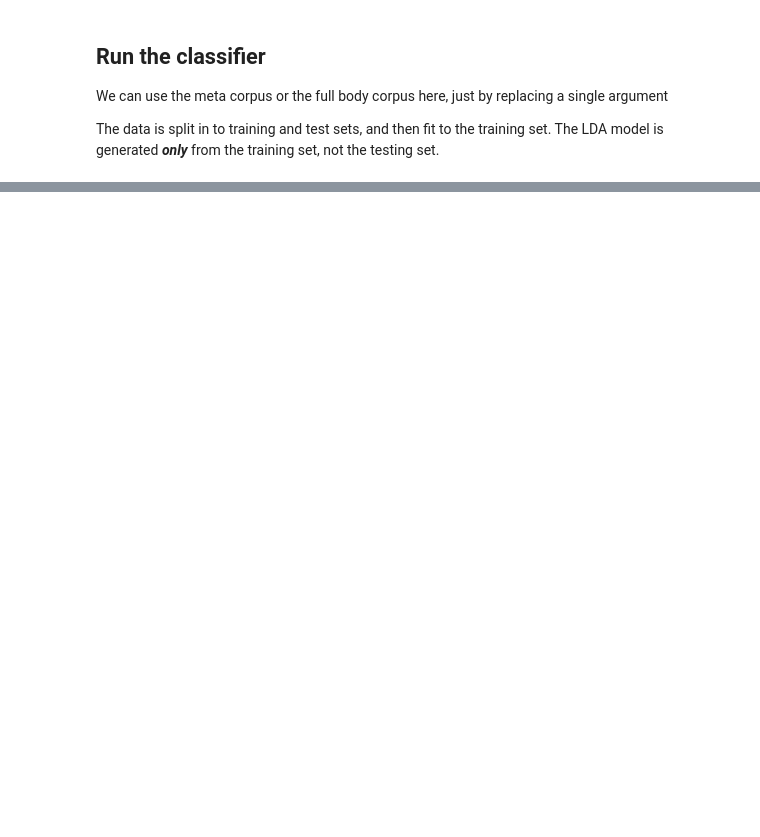
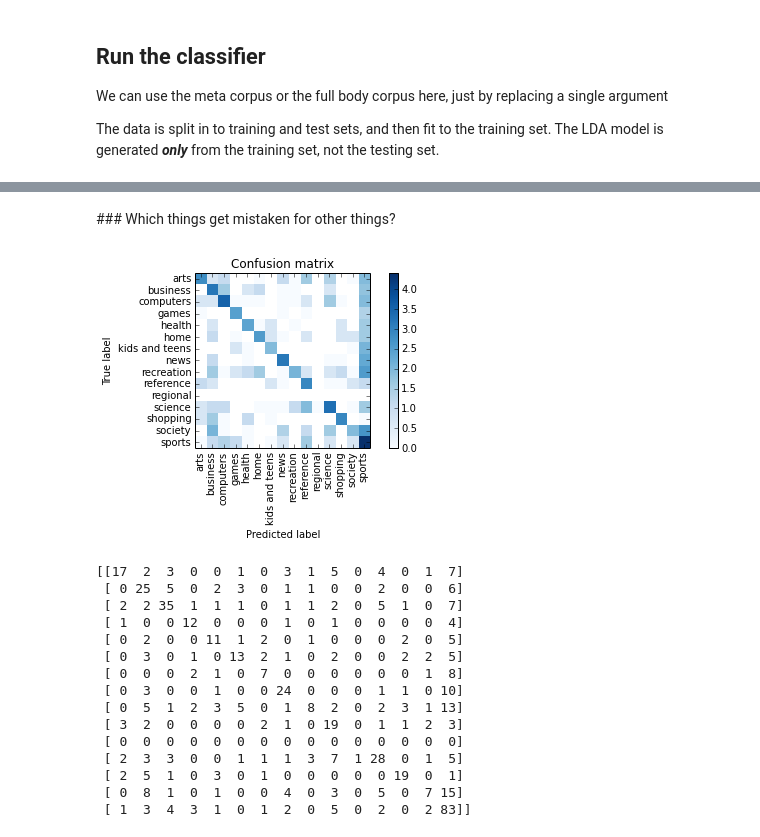
Before and after one commit to comp6028team17/gensim_testing, a Jupyter notebook: meta_content_to_dmoz_classes.ipynb, the cells around one changed output, grey strips where cells are left out. Saved outputs shown, nothing was run; the diff lists cells and outputs as text; code cells hidden in the pictures; blank space fills up the shorter version.

```diff
--- a/meta_content_to_dmoz_classes.ipynb
+++ b/meta_content_to_dmoz_classes.ipynb
@@ -185,0 +112,24 @@ science         0.08333      0.22
+# %% [markdown]
+### Which things get mistaken for other things?
+# %%
+cm = sklearn.metrics.confusion_matrix(dmoz_encoder.inverse_transform(y_test), dmoz_encoder.inverse_transform(predicted), dmoz_encoder.classes_)
+analysis.plot_confusion_matrix(np.log(cm), labels= dmoz_encoder.classes_)
+plt.show()
+print cm
+# %% [output]
+[figure, added]
+[[17  2  3  0  0  1  0  3  1  5  0  4  0  1  7]
+ [ 0 25  5  0  2  3  0  1  1  0  0  2  0  0  6]
+ [ 2  2 35  1  1  1  0  1  1  2  0  5  1  0  7]
+ [ 1  0  0 12  0  0  0  1  0  1  0  0  0  0  4]
+ [ 0  2  0  0 11  1  2  0  1  0  0  0  2  0  5]
+ [ 0  3  0  1  0 13  2  1  0  2  0  0  2  2  5]
+ [ 0  0  0  2  1  0  7  0  0  0  0  0  0  1  8]
+ [ 0  3  0  0  1  0  0 24  0  0  0  1  1  0 10]
+ [ 0  5  1  2  3  5  0  1  8  2  0  2  3  1 13]
+ [ 3  2  0  0  0  0  2  1  0 19  0  1  1  2  3]
+ [ 0  0  0  0  0  0  0  0  0  0  0  0  0  0  0]
+ [ 2  3  3  0  0  1  1  1  3  7  1 28  0  1  5]
+ [ 2  5  1  0  3  0  1  0  0  0  0  0 19  0  1]
+ [ 0  8  1  0  1  0  0  4  0  3  0  5  0  7 15]
+ [ 1  3  4  3  1  0  1  2  0  5  0  2  0  2 83]]
```
Also changed, not shown: parts of 31 cells of this notebook, 1 other file.
